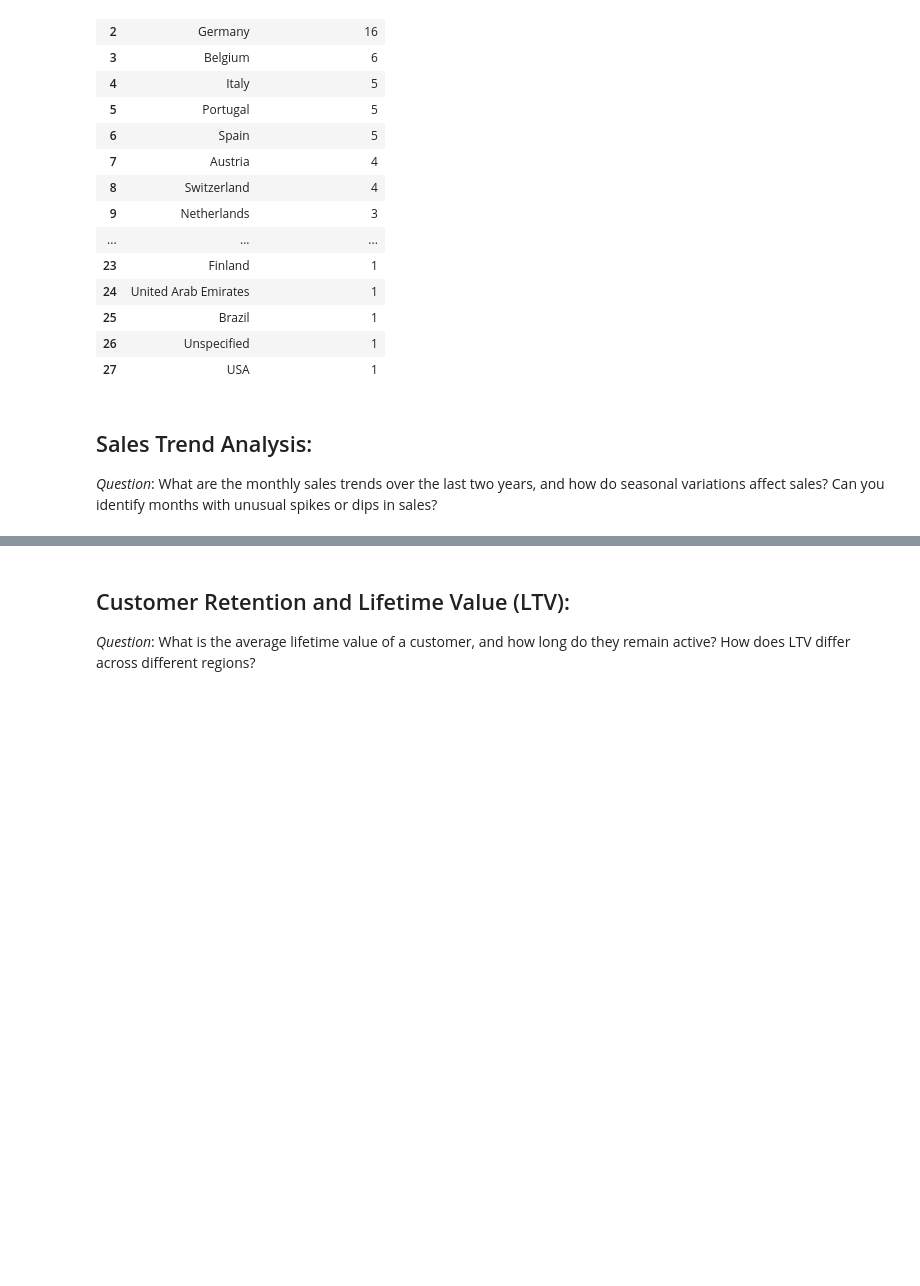
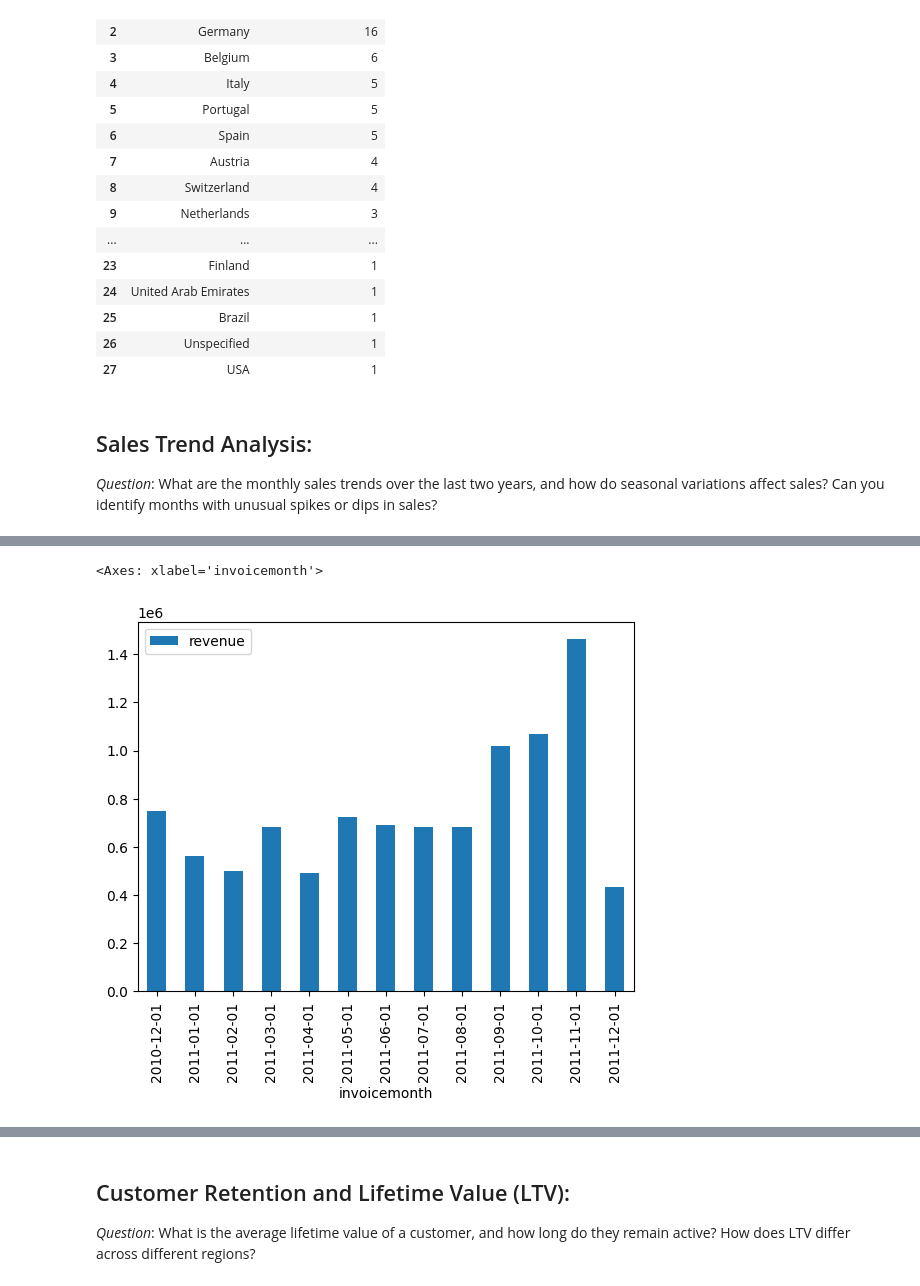
Before and after one commit to Ability014/olc_business_problems_with_sql, a Jupyter notebook: Solving Biz Problems with SQL.ipynb, the cells around one changed output, grey strips where cells are left out. Cells and saved outputs as stored; diff of their text form; code cells hidden in the pictures; blank space fills up the shorter version.

```diff
--- a/Solving Biz Problems with SQL.ipynb
+++ b/Solving Biz Problems with SQL.ipynb
@@ -419,3 +419,20 @@ pd.read_sql(query, engine)
 ## Sales Trend Analysis:
 
 *Question*: What are the monthly sales trends over the last two years, and how do seasonal variations affect sales? Can you identify months with unusual spikes or dips in sales?
+# %%
+## What are the monthly sales trends over the last two years, and how do seasonal variations affect sales?
+## Can you identify months with unusual spikes or dips in sales?
+
+query = """
+WITH monthly_revenue As (
+SELECT CAST(to_char(cast("InvoiceDate" as Date), 'YYYY-MM-01') as Date) as InvoiceMonth,
+extract(QUARTER FROM cast("InvoiceDate" as Date)) as InvoiceQuarter,
+SUM("UnitPrice"*"Quantity") as Revenue
+FROM public.ecommerce_olc11
+GROUP BY 1, 2)
+SELECT *
+FROM monthly_revenue
+order by 1
+"""
+mon_rev_df = pd.read_sql(query, engine)
+mon_rev_df
@@ -421,0 +456,5 @@ pd.read_sql(query, engine)
+# %%
+mon_rev_df.plot(x='invoicemonth', y='revenue', kind='bar')
+# %% [output]
+<Axes: xlabel='invoicemonth'>
+[figure, added]
```
Also changed, not shown: parts of 7 cells of this notebook.
